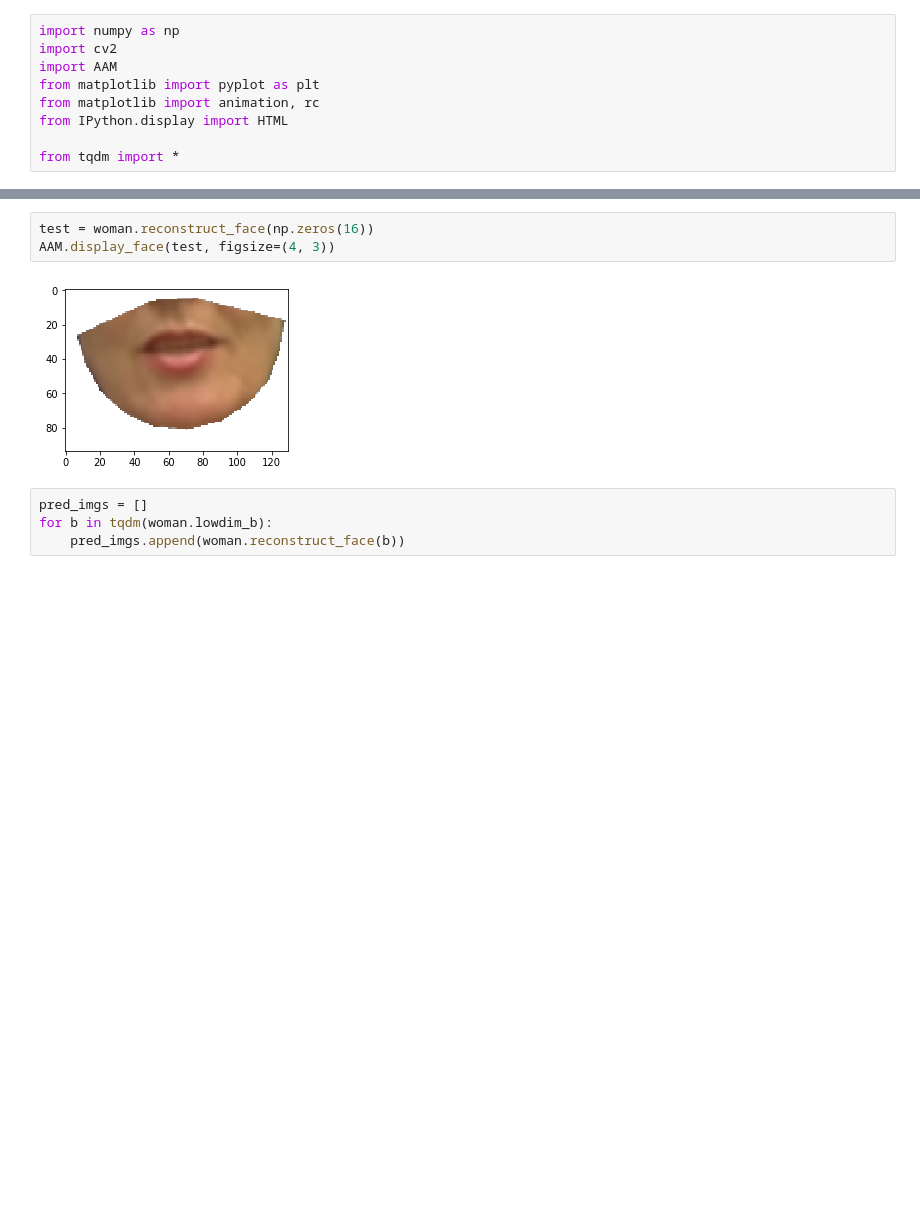
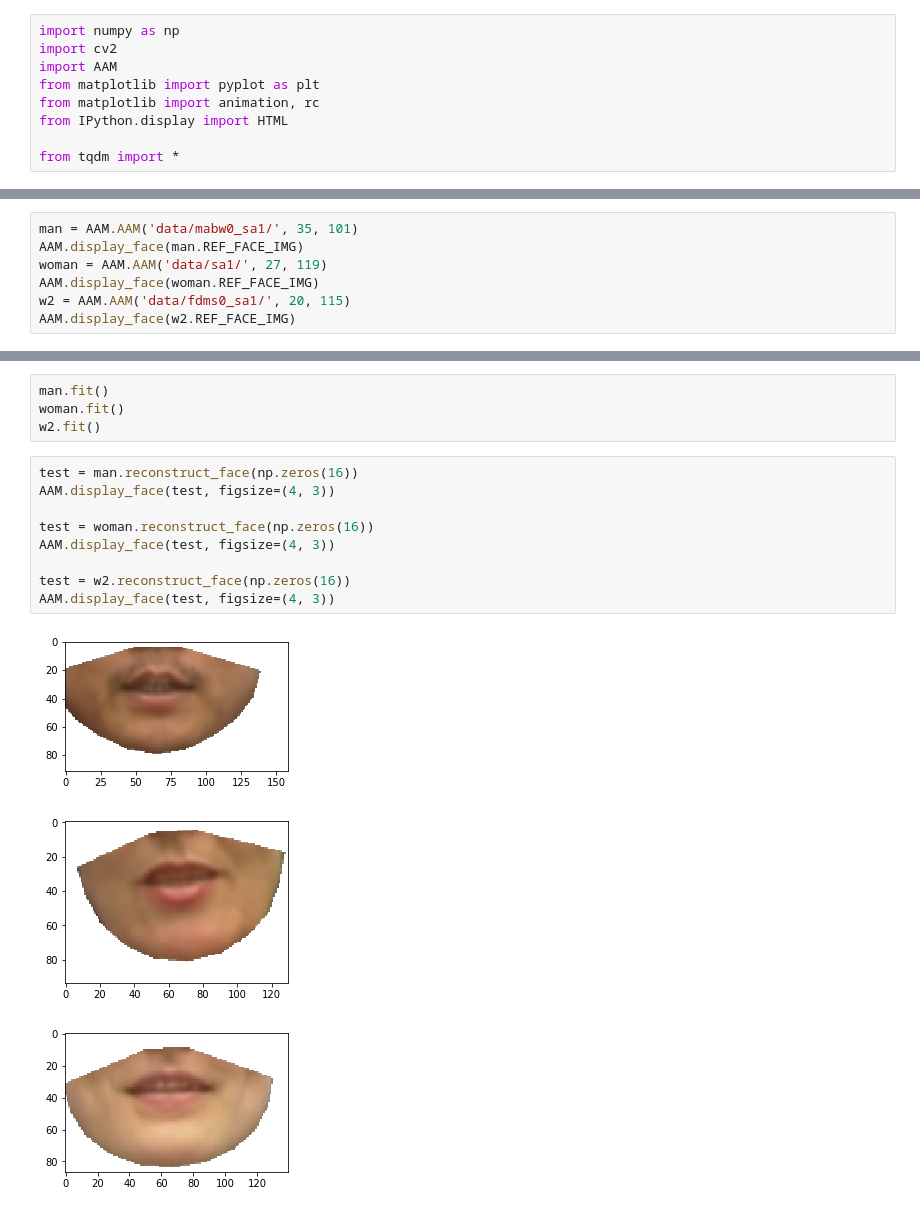
Before and after one commit to chukidadiz/AAM.py, a Jupyter notebook: test.ipynb, the cells around one changed output, grey strips where cells are left out. Drawn from its saved outputs; the diff is of its cells as text; blank space fills up the shorter version.

```diff
--- a/test.ipynb
+++ b/test.ipynb
@@ -15,0 +54,7 @@ woman.fit()
+# %%
+man = AAM.AAM('data/mabw0_sa1/', 35, 101)
+AAM.display_face(man.REF_FACE_IMG)
+woman = AAM.AAM('data/sa1/', 27, 119)
+AAM.display_face(woman.REF_FACE_IMG)
+w2 = AAM.AAM('data/fdms0_sa1/', 20, 115)
+AAM.display_face(w2.REF_FACE_IMG)
@@ -16,9 +65,17 @@ woman.fit()
+# %%
+man.fit()
+woman.fit()
+w2.fit()
 # %%
+test = man.reconstruct_face(np.zeros(16))
+AAM.display_face(test, figsize=(4, 3))
+
 test = woman.reconstruct_face(np.zeros(16))
 AAM.display_face(test, figsize=(4, 3))
+
+test = w2.reconstruct_face(np.zeros(16))
+AAM.display_face(test, figsize=(4, 3))
 # %% [output]
-[figure, old version]
+[figure, new version]
+[figure, added]
+[figure, added]
-# %%
-pred_imgs = []
-for b in tqdm(woman.lowdim_b):
-    pred_imgs.append(woman.reconstruct_face(b))
```
Also changed, not shown: parts of 9 cells of this notebook, 1 other file.
